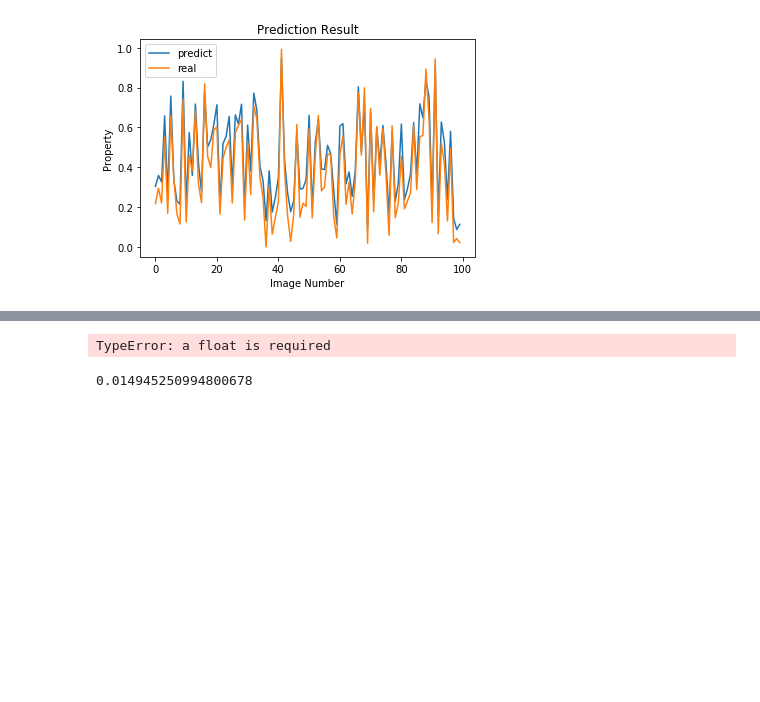
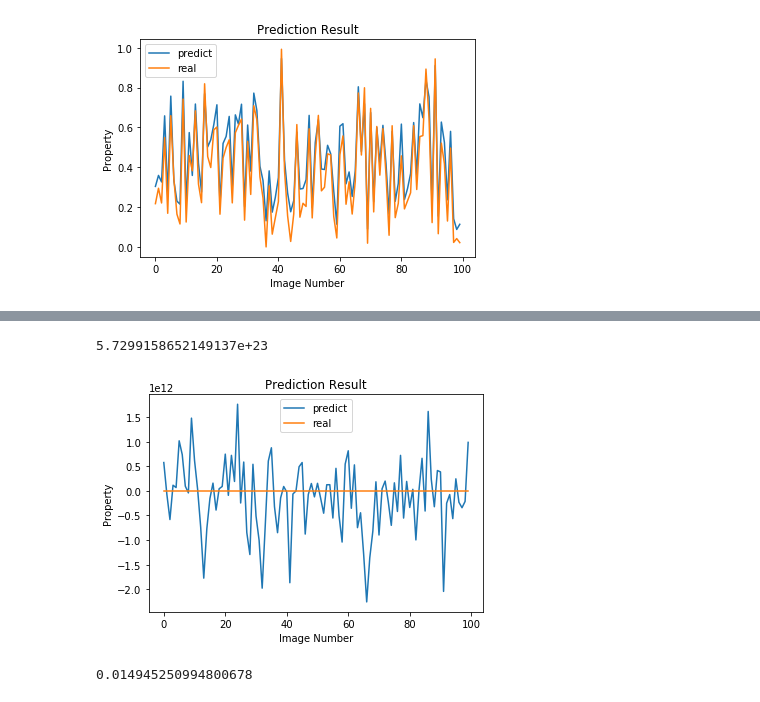
Before and after one commit to aurorlhc/property_test, a Jupyter notebook: regression_test.ipynb, the cells around one changed output, grey strips where cells are left out. Cells and saved outputs as stored; diff of their text form; code cells hidden in the pictures; blank space fills up the shorter version.

```diff
--- a/regression_test.ipynb
+++ b/regression_test.ipynb
@@ -140,26 +170,34 @@ mean_squared_error(Y_test, pred)
 # %%
 #SGDRegressor: works for dense numpy arrays of floating point values, might not work for the current data since it's sparse
-sgdreg = SGDRegressor(penalty='l2', alpha='0.005')
+
+X_train = X_train.astype('float32')
+X_test = X_test.astype('float32')
+Y_train = Y_train.astype('float32')
+Y_test = Y_test.astype('float32')
+
+
+sgdreg = SGDRegressor(penalty='elasticnet', alpha=0.001, l1_ratio=0.1, loss='squared_loss')
 sgdreg.fit(X_train, Y_train)
 pred = sgdreg.predict(X_test)
 
 fig = plt.figure()
 ax = fig.add_subplot(1,1,1)
 
 x=[]
 for i in range(100):
     x.append(i)
 
 ax.plot(x,pred[0:100], label='predict')
 ax.plot(x,Y_test[0:100],label='real')
 plt.legend()
 ax.set_title('Prediction Result')
 ax.set_xlabel('Image Number')
 ax.set_ylabel('Property')
 
 mean_squared_error(Y_test, pred)
 # %% [output]
-TypeError: a float is required
+5.7299158652149137e+23
+[figure, added]
 # %%
 X_train = pd.DataFrame(X_train)
 X_test = pd.DataFrame(X_test)
```
Also changed, not shown: parts of 12 cells of this notebook.
